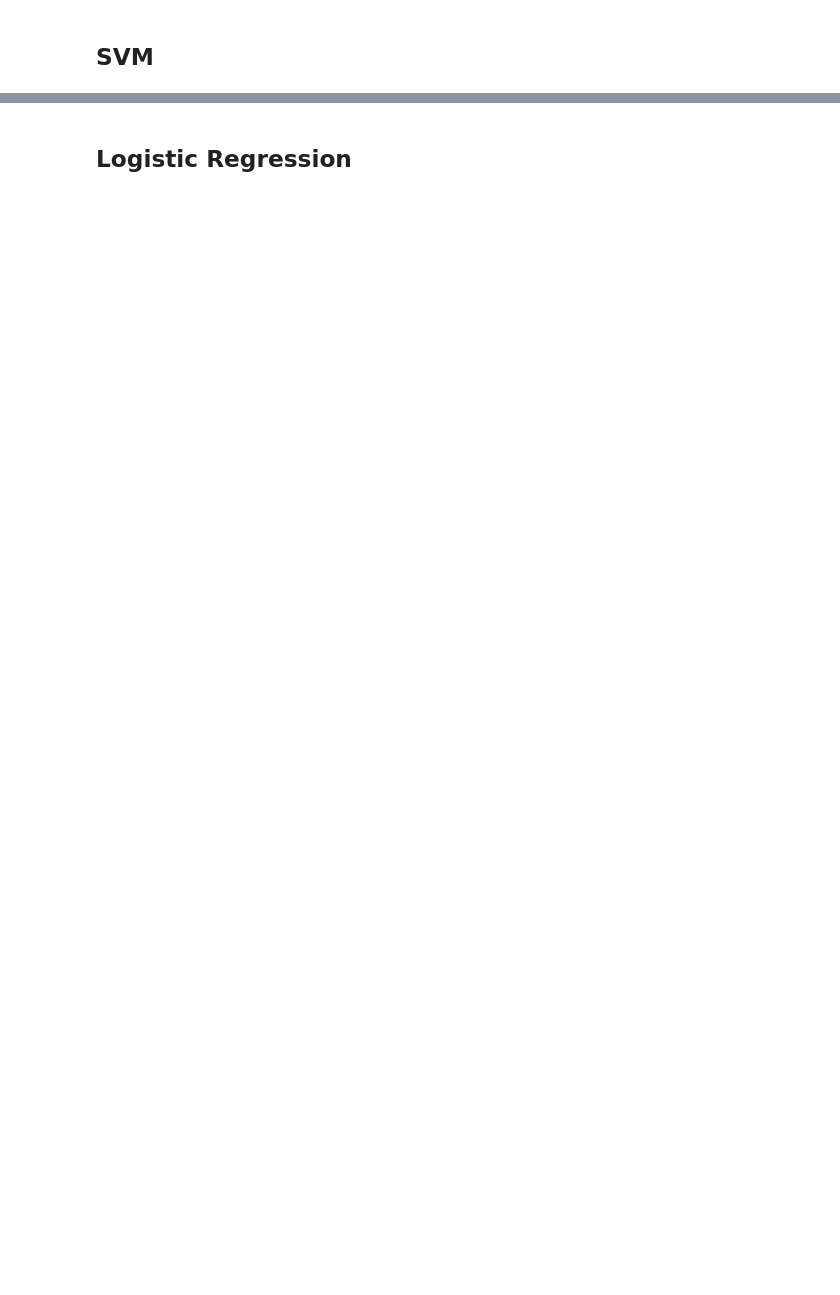
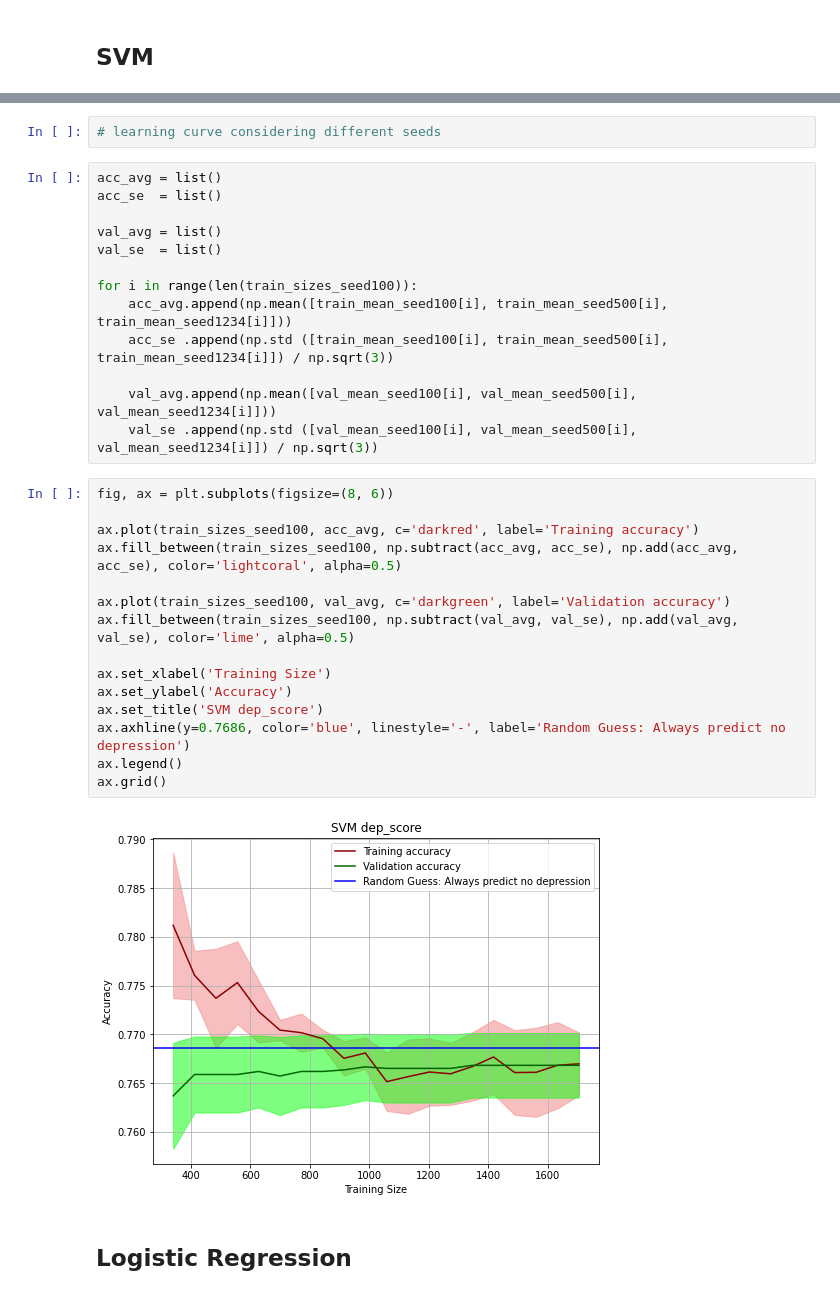
Before and after one commit to tomstark99/COMS30050, a Jupyter notebook: coursework/binary_classification/search_dep_score.ipynb, the cells around one changed output, grey strips where cells are left out. Cells and saved outputs as stored; diff of their text form; blank space fills up the shorter version.

```diff
--- a/coursework/binary_classification/search_dep_score.ipynb
+++ b/coursework/binary_classification/search_dep_score.ipynb
@@ -235,3 +411,35 @@ plt.show()
+# %%
+# learning curve considering different seeds
+# %%
+acc_avg = list()
+acc_se  = list()
+
+val_avg = list()
+val_se  = list()
+
+for i in range(len(train_sizes_seed100)):
+    acc_avg.append(np.mean([train_mean_seed100[i], train_mean_seed500[i], train_mean_seed1234[i]]))
+    acc_se .append(np.std ([train_mean_seed100[i], train_mean_seed500[i], train_mean_seed1234[i]]) / np.sqrt(3))
+
+    val_avg.append(np.mean([val_mean_seed100[i], val_mean_seed500[i], val_mean_seed1234[i]]))
+    val_se .append(np.std ([val_mean_seed100[i], val_mean_seed500[i], val_mean_seed1234[i]]) / np.sqrt(3))
+# %%
+fig, ax = plt.subplots(figsize=(8, 6))
+
+ax.plot(train_sizes_seed100, acc_avg, c='darkred', label='Training accuracy')
+ax.fill_between(train_sizes_seed100, np.subtract(acc_avg, acc_se), np.add(acc_avg, acc_se), color='lightcoral', alpha=0.5)
+
+ax.plot(train_sizes_seed100, val_avg, c='darkgreen', label='Validation accuracy')
+ax.fill_between(train_sizes_seed100, np.subtract(val_avg, val_se), np.add(val_avg, val_se), color='lime', alpha=0.5)
+
+ax.set_xlabel('Training Size')
+ax.set_ylabel('Accuracy')
+ax.set_title('SVM dep_score')
+ax.axhline(y=0.7686, color='blue', linestyle='-', label='Random Guess: Always predict no depression')
+ax.legend()
+ax.grid()
+# %% [output]
+[figure, added]
 # %% [markdown]
 ## Logistic Regression
 # %%
```
Also changed, not shown: parts of 47 cells of this notebook.
